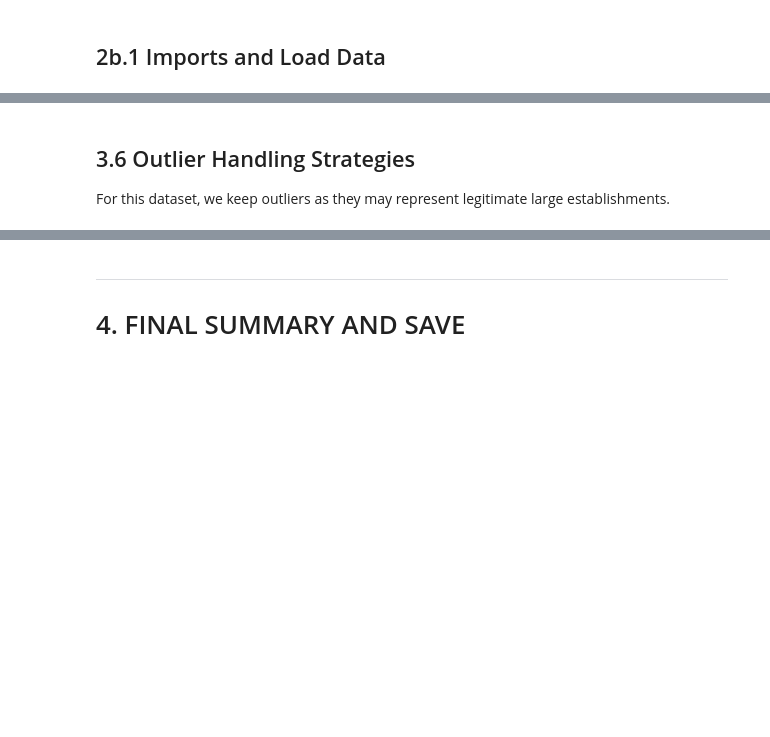
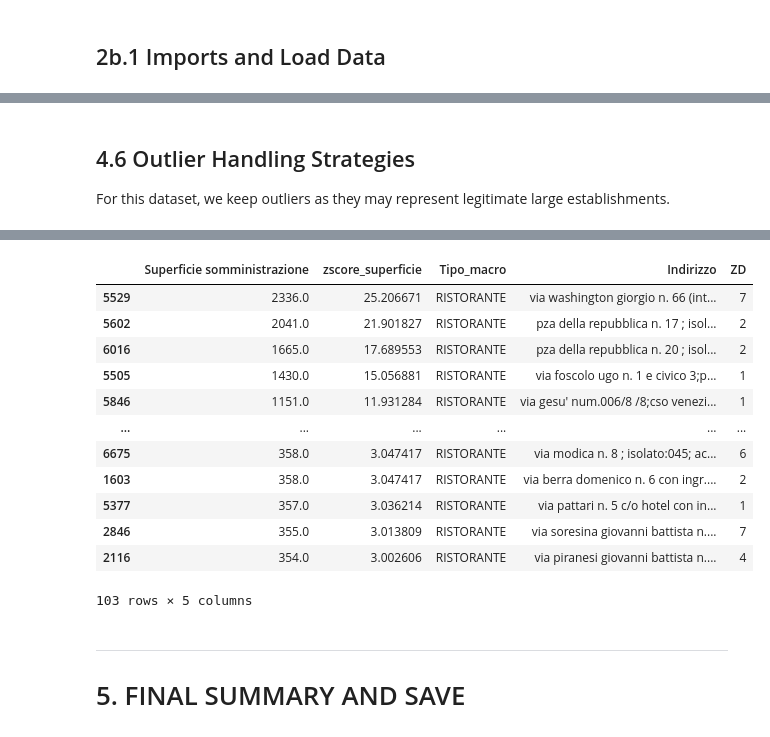
Before and after one commit to ericpiotti/Data_and_Information_Quality, a Jupyter notebook: notebooks/2b_Error_Detection_Correction.ipynb, the cells around one changed output, grey strips where cells are left out. Drawn from its saved outputs; the diff is of its cells as text; code cells hidden in the pictures; blank space fills up the shorter version.

```diff
--- a/notebooks/2b_Error_Detection_Correction.ipynb
+++ b/notebooks/2b_Error_Detection_Correction.ipynb
@@ -63,0 +199,9 @@ if missing_cols:
+# %%
+# Check for null Civico
+print(f"Null Civico before: {MILANO['Civico'].isna().sum()}")
+
+# Fill from extracted ubi_civico where Civico is null
+mask_fill_civico = MILANO['Civico'].isna() & ADDR['ubi_civico'].notna()
+MILANO.loc[mask_fill_civico, 'Civico'] = ADDR.loc[mask_fill_civico, 'ubi_civico']
+
+print(f"Null Civico after: {MILANO['Civico'].isna().sum()}")
@@ -234,11 +806 @@ def detect_outliers_iqr(df, column):
-# %%
-# Apply IQR detection to numerical columns
-outlier_summary = []
-for col in NUM:
-    if MILANO[col].notna().sum() > 0:
-        result = detect_outliers_iqr(MILANO, col)
-        outlier_summary.append(result)
-
-outlier_df = pd.DataFrame(outlier_summary)
-outlier_df
 # %% [markdown]
@@ -308,25 +879,40 @@ zscore_df
 # %% [markdown]
-## 3.6 Outlier Handling Strategies
+## 4.6 Outlier Handling Strategies
 
 For this dataset, we keep outliers as they may represent legitimate large establishments.
 # %%
-# Flag potential outliers without removing them
+# Flag potential outliers using Z-score method
 sup_col = 'Superficie somministrazione'
+zscore_threshold = 3
 
 if sup_col in MILANO.columns:
-    Q1 = MILANO[sup_col].quantile(0.25)
-    Q3 = MILANO[sup_col].quantile(0.75)
-    IQR = Q3 - Q1
+    # Calculate Z-scores
+    data = MILANO[sup_col].dropna()
+    mean_val = data.mean()
+    std_val = data.std()
 
-    lower = Q1 - 1.5 * IQR
-    upper = Q3 + 1.5 * IQR
+    MILANO['zscore_superficie'] = (MILANO[sup_col] - mean_val) / std_val
+    MILANO['is_outlier_superficie'] = np.abs(MILANO['zscore_superficie']) > zscore_threshold
 
-    MILANO['is_outlier_superficie'] = (
-        (MILANO[sup_col] < lower) | (MILANO[sup_col] > upper)
-    )
+    print(f"Outliers flagged (Z-score > {zscore_threshold}): {MILANO['is_outlier_superficie'].sum()}")
+    print(f"\nOutlier statistics for {sup_col}:")
+    print(f"  Mean: {mean_val:.2f}")
+    print(f"  Std: {std_val:.2f}")
+    print(f"  Z-score threshold: ±{zscore_threshold}")
+    print(f"  Lower bound ({mean_val:.2f} - {zscore_threshold}*{std_val:.2f}): {mean_val - zscore_threshold * std_val:.2f}")
+    print(f"  Upper bound ({mean_val:.2f} + {zscore_threshold}*{std_val:.2f}): {mean_val + zscore_threshold * std_val:.2f}")
 
-    print(f"Outliers flagged: {MILANO['is_outlier_superficie'].sum()}")
-    print(f"\nOutlier statistics for {sup_col}:")
-    print(f"  Lower bound: {lower:.2f}")
-    print(f"  Upper bound: {upper:.2f}")
-    print(f"  Max value in outliers: {MILANO[MILANO['is_outlier_superficie']][sup_col].max():.2f}")
+    # Display outlier records
+    cols_to_show = [sup_col, 'zscore_superficie', 'Indirizzo', 'ZD']
+    if 'Tipo_macro' in MILANO.columns:
+        cols_to_show.insert(2, 'Tipo_macro')
+
+    outliers_df = MILANO[MILANO['is_outlier_superficie']][cols_to_show].copy()
+    outliers_df = outliers_df.sort_values('zscore_superficie', ascending=False)
+
+    print(f"\n=== SUPERFICIE SOMMINISTRAZIONE OUTLIERS ({len(outliers_df)} rows) ===")
+    display(outliers_df)
+
+    # Clean up temporary column
+    MILANO = MILANO.drop(columns=['zscore_superficie'])
+# %% [output]
@@ -333,6 +929,19 @@ if sup_col in MILANO.columns:
+|  | Superficie somministrazione | zscore_superficie | Tipo_macro | Indirizzo | ZD |
+| 5529 | 2336.0 | 25.206671 | RISTORANTE | via washington giorgio n. 66 (int... | 7 |
+| 5602 | 2041.0 | 21.901827 | RISTORANTE | pza della repubblica n. 17 ; isol... | 2 |
+| 6016 | 1665.0 | 17.689553 | RISTORANTE | pza della repubblica n. 20 ; isol... | 2 |
+| 5505 | 1430.0 | 15.056881 | RISTORANTE | via foscolo ugo n. 1 e civico 3;p... | 1 |
+| 5846 | 1151.0 | 11.931284 | RISTORANTE | via gesu' num.006/8 /8;cso venezi... | 1 |
+| ... | ... | ... | ... | ... | ... |
+| 6675 | 358.0 | 3.047417 | RISTORANTE | via modica n. 8 ; isolato:045; ac... | 6 |
+| 1603 | 358.0 | 3.047417 | RISTORANTE | via berra domenico n. 6 con ingr.... | 2 |
+| 5377 | 357.0 | 3.036214 | RISTORANTE | via pattari n. 5 c/o hotel con in... | 1 |
+| 2846 | 355.0 | 3.013809 | RISTORANTE | via soresina giovanni battista n.... | 7 |
+| 2116 | 354.0 | 3.002606 | RISTORANTE | via piranesi giovanni battista n.... | 4 |
+103 rows × 5 columns
 # %% [markdown]
 ---
-# 4. FINAL SUMMARY AND SAVE
+# 5. FINAL SUMMARY AND SAVE
 # %%
 # Final missing values check
 null_counts_after = MILANO.isnull().sum()
```
Also changed, not shown: parts of 50 cells of this notebook, 12 other files.
